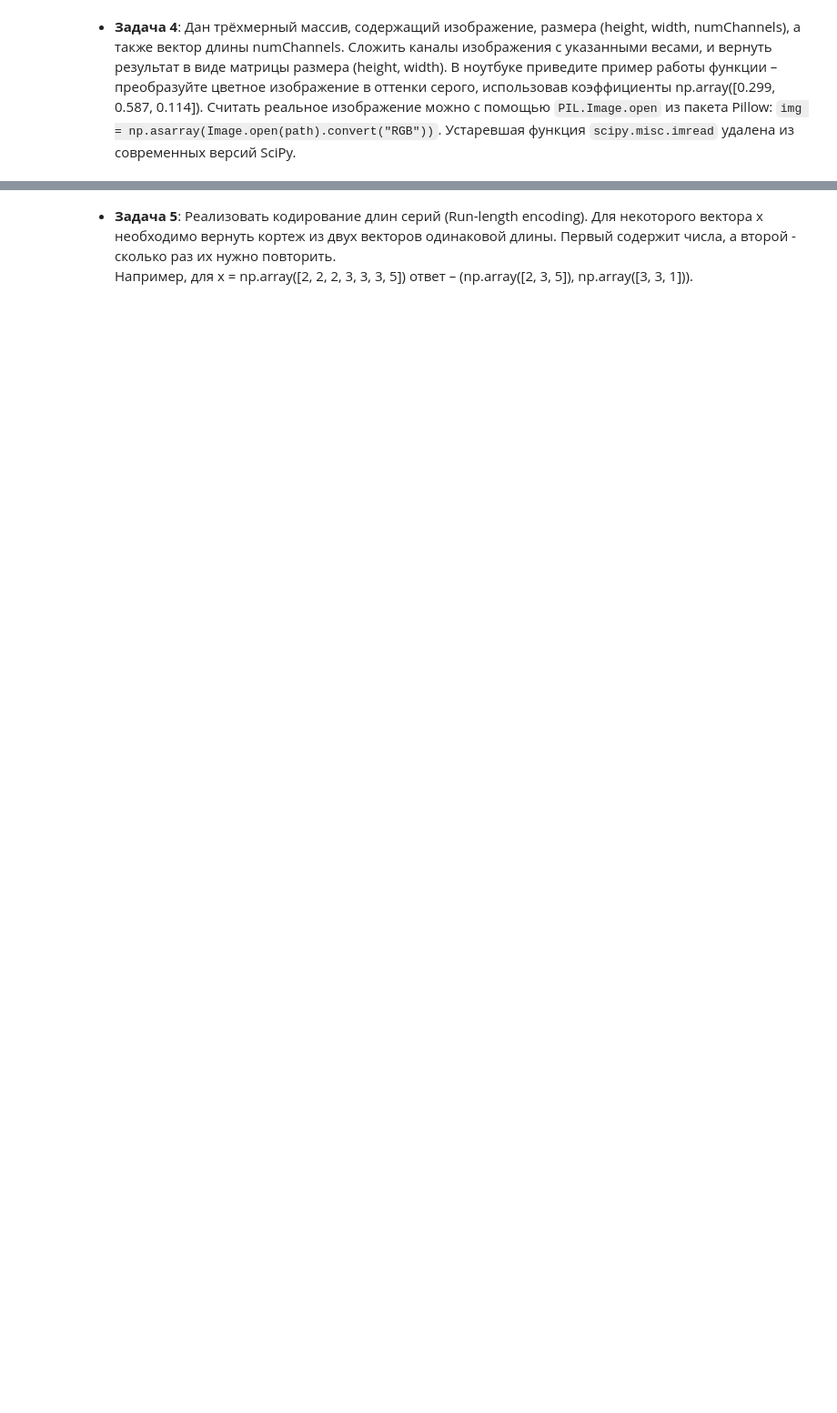
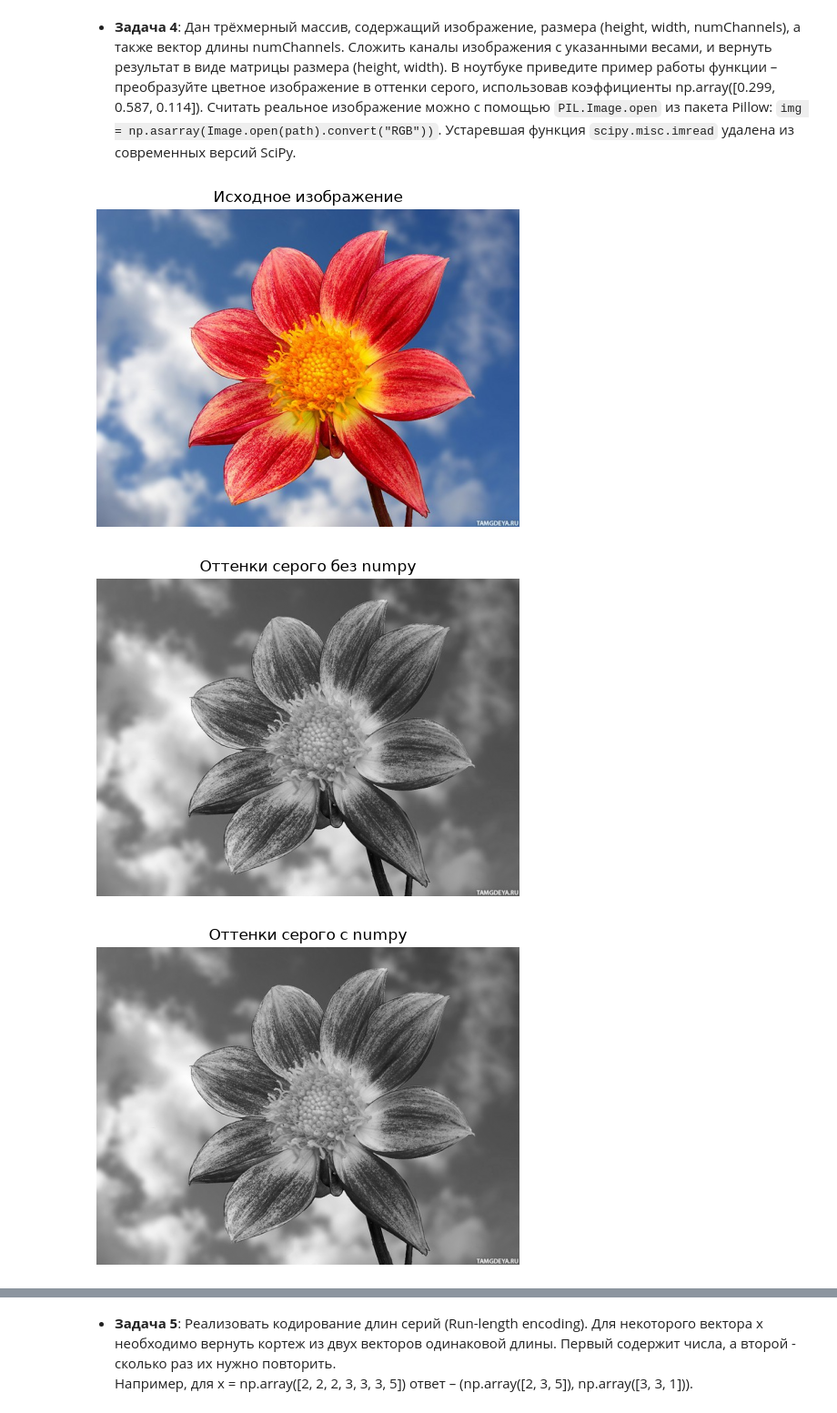
Before and after one commit to irabogdanova8/ML-1, a Jupyter notebook: task_numpy_practice.ipynb, the cells around one changed output, grey strips where cells are left out. Shown at 91% size. Drawn from its saved outputs; the diff is of its cells as text; code cells hidden in the pictures; blank space fills up the shorter version.

```diff
--- a/task_numpy_practice.ipynb
+++ b/task_numpy_practice.ipynb
@@ -98,6 +198,75 @@ reload_solution_modules()
 
 * __Задача 4__: Дан трёхмерный массив, содержащий изображение, размера (height, width, numChannels), а также вектор длины numChannels. Сложить каналы изображения с указанными весами, и вернуть результат в виде матрицы размера (height, width). В ноутбуке приведите пример работы функции – преобразуйте цветное изображение в оттенки серого, использовав коэффициенты np.array([0.299, 0.587, 0.114]). Считать реальное изображение можно с помощью `PIL.Image.open` из пакета Pillow: `img = np.asarray(Image.open(path).convert("RGB"))`. Устаревшая функция `scipy.misc.imread` удалена из современных версий SciPy.
 # %%
+import functions
+import functions_vectorized
+
+from importlib import reload
+
+def reload_solution_modules():
+    """Reload the two local solution modules after their files change."""
+    reload(functions)
+    reload(functions_vectorized)
+
 reload_solution_modules()
 
-# code here
+from PIL import Image
+
+import timeit
+import numpy as np
+import matplotlib.pyplot as plt
+
+img = np.asarray(Image.open("flower.jpg").convert("RGB"))
+
+coefs = np.array([0.299, 0.587, 0.114])
+
+gray_vec = functions_vectorized.convert_image(img, coefs)
+gray_pure = np.asarray(functions.convert_image(img, coefs))
+
+plt.figure(figsize=(6, 5))
+plt.imshow(img)
+plt.title("Исходное изображение")
+plt.axis("off")
+plt.show()
+
+plt.figure(figsize=(6, 5))
+plt.imshow(gray_pure, cmap="gray")
+plt.title("Оттенки серого без numpy")
+plt.axis("off")
+plt.show()
+
+plt.figure(figsize=(6, 5))
+plt.imshow(gray_vec, cmap="gray")
+plt.title("Оттенки серого с numpy")
+plt.axis("off")
+plt.show()
+
+
+
+def bench(fn, *args, number=10):
+    return timeit.timeit(lambda: fn(*args), number=number) / number
+
+sizes = [320, 640, 1280, 2560]
+coefs = np.array([0.299, 0.587, 0.114])
+t_plain, t_vec = [], []
+
+for s in sizes:
+    img = np.random.randint(0, 256, size=(s, s, 3))
+    t_plain.append(bench(functions.convert_image, img, coefs, number=3))
+    t_vec.append(bench(functions_vectorized.convert_image, img, coefs, number=10))
+
+plt.figure(figsize=(8, 5))
+plt.plot(sizes, t_plain, marker='o', label='Без numpy')
+plt.plot(sizes, t_vec,   marker='s', label='С numpy')
+plt.xlabel('Сторона изображения (пиксели)')
+plt.ylabel('Время (с)')
+plt.title('Сравнение скорости: convert_image')
+plt.grid(True, alpha=0.3)
+plt.yscale('log')
+plt.legend()
+plt.tight_layout()
+plt.show()
+# %% [output]
+[figure, added]
+[figure, added]
+[figure, added]
```
Also changed, not shown: parts of 7 cells of this notebook, 1 other file.
